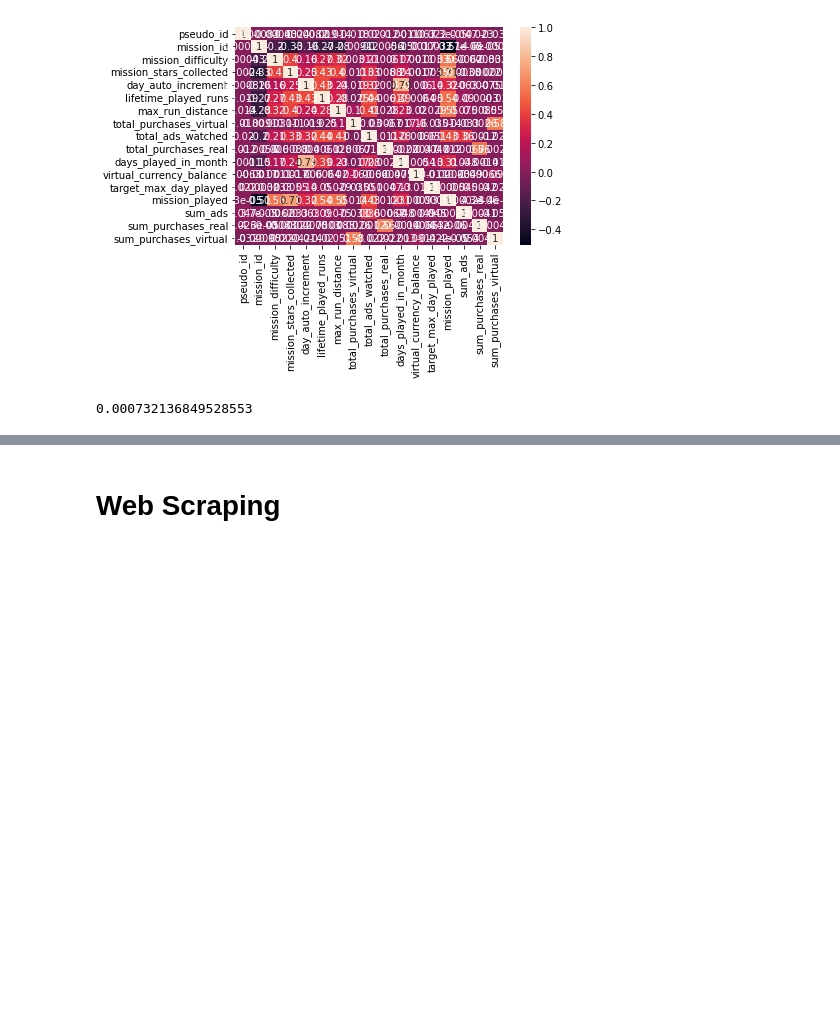
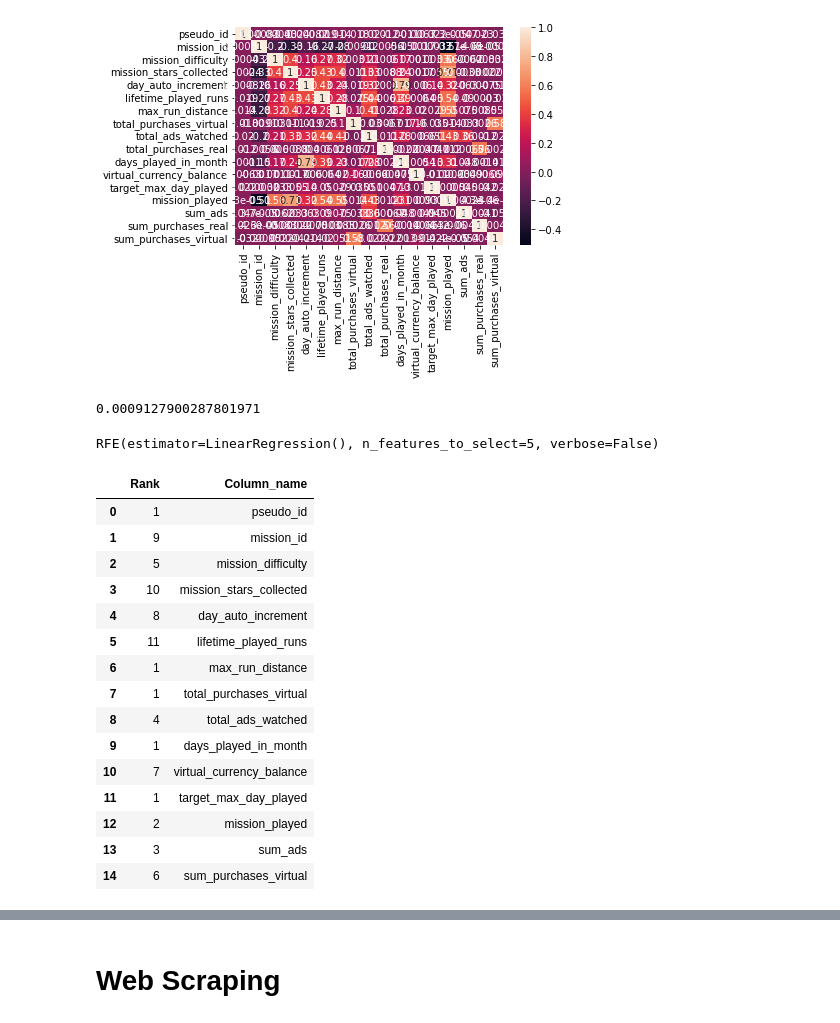
Before and after one commit to ClaraQuer/final_project, a Jupyter notebook: 1. Data Cleaning and Web Scrapping.ipynb, the cells around one changed output, grey strips where cells are left out. Drawn from its saved outputs; the diff is of its cells as text; code cells hidden in the pictures; blank space fills up the shorter version.

```diff
--- a/1. Data Cleaning and Web Scrapping.ipynb
+++ b/1. Data Cleaning and Web Scrapping.ipynb
@@ -595,7 +595,7 @@ plt.show()
 [figure]
 # %%
 X = clean_data.drop(['sum_purchases_real', 'geo_country', 'total_purchases_real'],axis=1)
-y1 = clean_data['sum_purchases_real']
+y1 = clean_data['total_purchases_real']
 # %%
 from sklearn.model_selection import train_test_split
 
@@ -628,7 +628,35 @@ LR = LinearRegression().fit(X_train,y_train)
 score = LR.score(X_test, y_test)
 score
 # %% [output]
-0.000732136849528553
+0.0009127900287801971
+# %%
+rfe = RFE(LR, n_features_to_select = 5, verbose = False)
+rfe.fit(X_train, y_train)
+# %% [output]
+RFE(estimator=LinearRegression(), n_features_to_select=5, verbose=False)
+# %%
+df = pd.DataFrame(data = rfe.ranking_, columns=['Rank'])
+df['Column_name'] = X.columns
+ranks = df
+ranks.to_csv('..\\project_data\\ranks.csv')
+ranks
+# %% [output]
+|  | Rank | Column_name |
+| 0 | 1 | pseudo_id |
+| 1 | 9 | mission_id |
+| 2 | 5 | mission_difficulty |
+| 3 | 10 | mission_stars_collected |
+| 4 | 8 | day_auto_increment |
+| 5 | 11 | lifetime_played_runs |
+| 6 | 1 | max_run_distance |
+| 7 | 1 | total_purchases_virtual |
+| 8 | 4 | total_ads_watched |
+| 9 | 1 | days_played_in_month |
+| 10 | 7 | virtual_currency_balance |
+| 11 | 1 | target_max_day_played |
+| 12 | 2 | mission_played |
+| 13 | 3 | sum_ads |
+| 14 | 6 | sum_purchases_virtual |
 # %%
 from xgboost import XGBRegressor
 import xgboost as xgb
```
Also changed, not shown: parts of 14 cells of this notebook, 9 other files.
